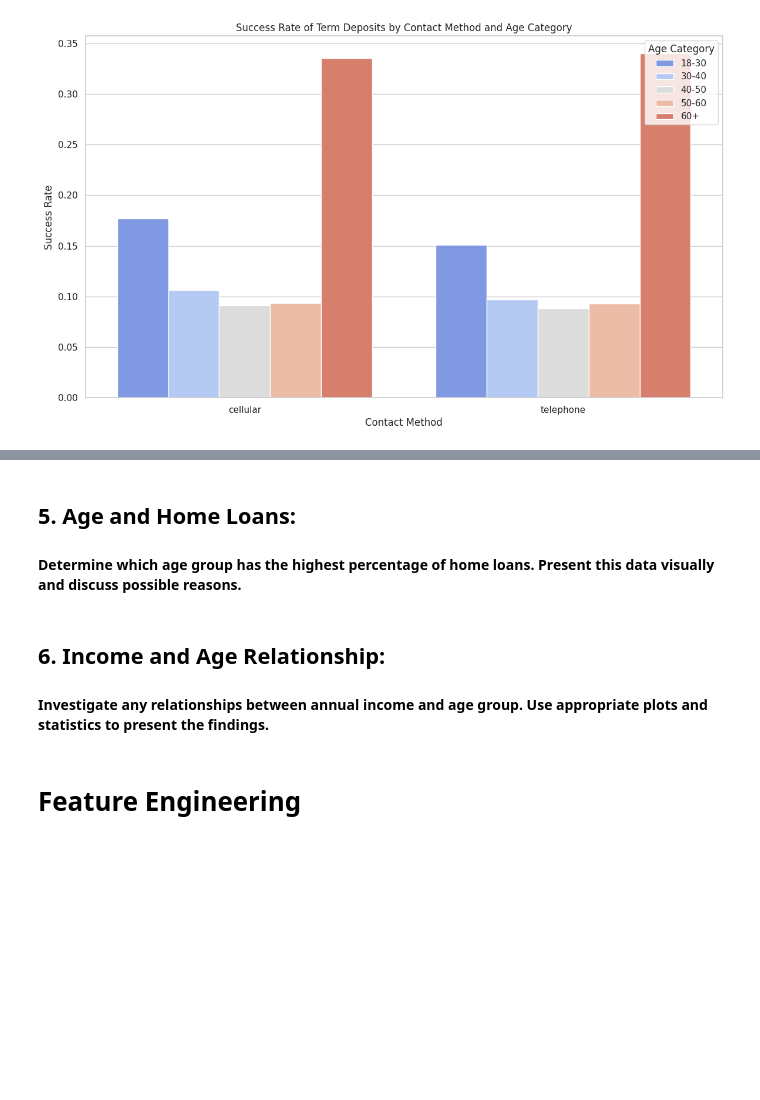
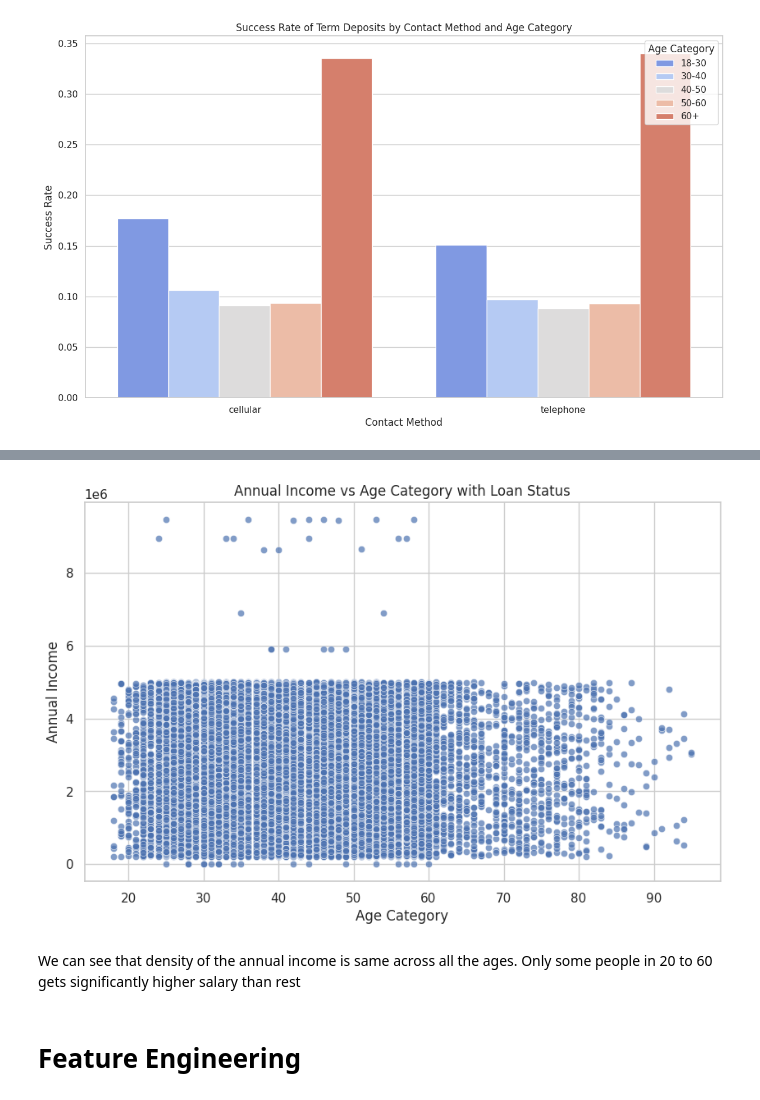
Before and after one commit to amirtha19/Customer-prediction-with-MLOps, a Jupyter notebook: assignment.ipynb, the cells around one changed output, grey strips where cells are left out. Cells and saved outputs as stored; diff of their text form; code cells hidden in the pictures; blank space fills up the shorter version.

```diff
--- a/assignment.ipynb
+++ b/assignment.ipynb
@@ -1145,11 +1216,16 @@ plt.show()
+# %%
+plt.figure(figsize=(10, 6))
+sns.scatterplot(x='age', y='Annual Income', data=df, palette='Set2', alpha=0.7)
+plt.title('Annual Income vs Age Category with Loan Status')
+plt.xlabel('Age Category')
+plt.ylabel('Annual Income')
+plt.show()
+# %% [output]
+[figure, added]
+# %% [markdown]
+We can see that density of the annual income is same across all the ages. Only some people in 20 to 60 gets significantly higher salary than rest
 # %%
 df =df.drop(['age_category'],axis=1)
-# %% [markdown]
-## 5. Age and Home Loans:
-#### Determine which age group has the highest percentage of home loans. Present this data visually and discuss possible reasons.
-# %% [markdown]
-## 6. Income and Age Relationship:
-#### Investigate any relationships between annual income and age group. Use appropriate plots and statistics to present the findings.
 # %% [markdown]
 # Feature Engineering
 # %%
```
Also changed, not shown: parts of 22 cells of this notebook.
